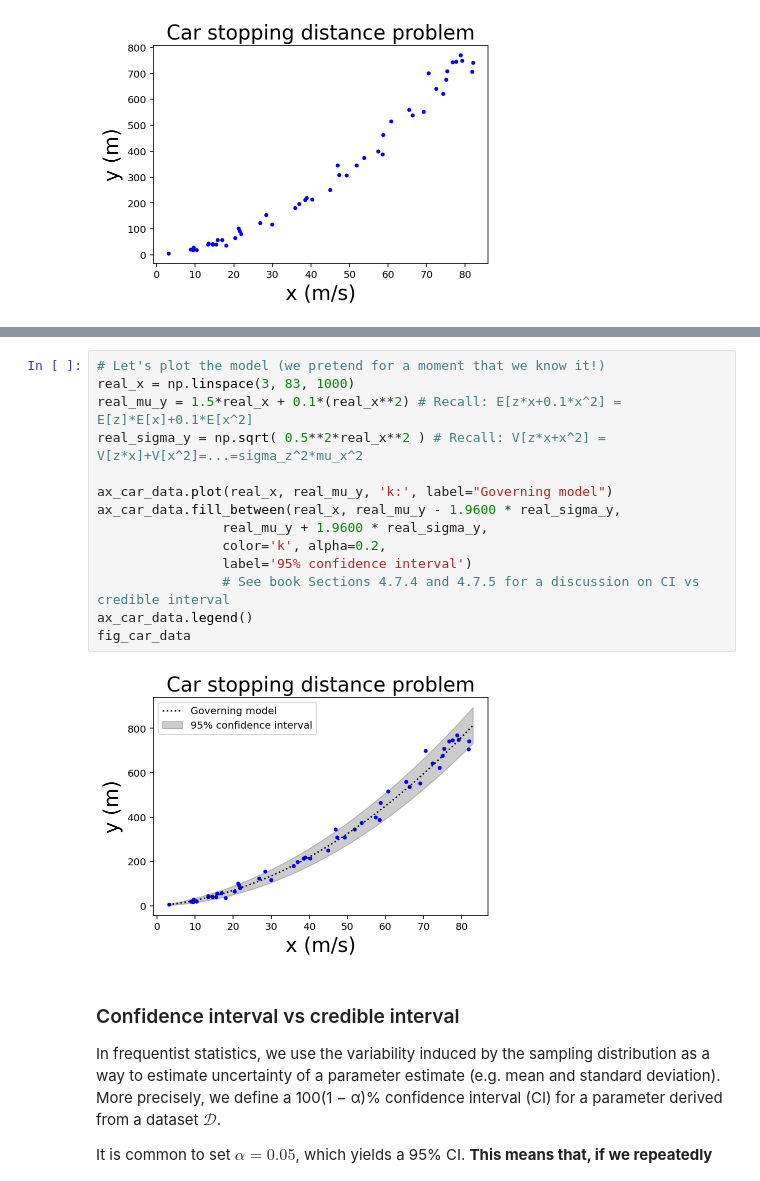
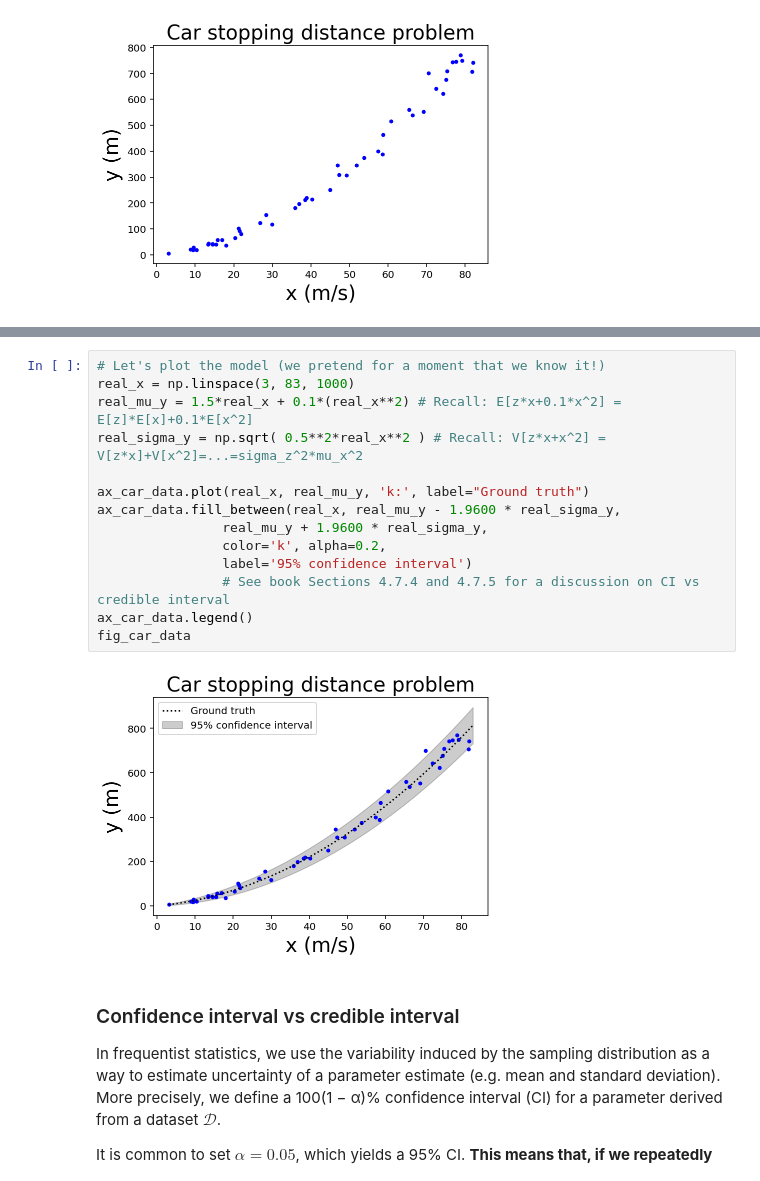
Before and after one commit to bessagroup/3dasm_course, a Jupyter notebook: Lectures/Lecture2/3dasm_Lecture2.ipynb, the cells around one changed output, grey strips where cells are left out. Cells and saved outputs as stored; diff of their text form.

```diff
--- a/Lectures/Lecture2/3dasm_Lecture2.ipynb
+++ b/Lectures/Lecture2/3dasm_Lecture2.ipynb
@@ -347,19 +347,19 @@ $\mathbb{V}[y]=?$
 # %%
 # Let's plot the model (we pretend for a moment that we know it!)
 real_x = np.linspace(3, 83, 1000)
 real_mu_y = 1.5*real_x + 0.1*(real_x**2) # Recall: E[z*x+0.1*x^2] = E[z]*E[x]+0.1*E[x^2]
 real_sigma_y = np.sqrt( 0.5**2*real_x**2 ) # Recall: V[z*x+x^2] = V[z*x]+V[x^2]=...=sigma_z^2*mu_x^2
 
-ax_car_data.plot(real_x, real_mu_y, 'k:', label="Governing model")
+ax_car_data.plot(real_x, real_mu_y, 'k:', label="Ground truth")
 ax_car_data.fill_between(real_x, real_mu_y - 1.9600 * real_sigma_y,
                 real_mu_y + 1.9600 * real_sigma_y,
                 color='k', alpha=0.2,
                 label='95% confidence interval')
                 # See book Sections 4.7.4 and 4.7.5 for a discussion on CI vs credible interval
 ax_car_data.legend()
 fig_car_data
 # %% [output]
-[figure, old version]
+[figure, new version]
 # %% [markdown]
 ### Confidence interval vs credible interval
 
```
Also changed, not shown: parts of 2 cells of this notebook, 12 other files.
